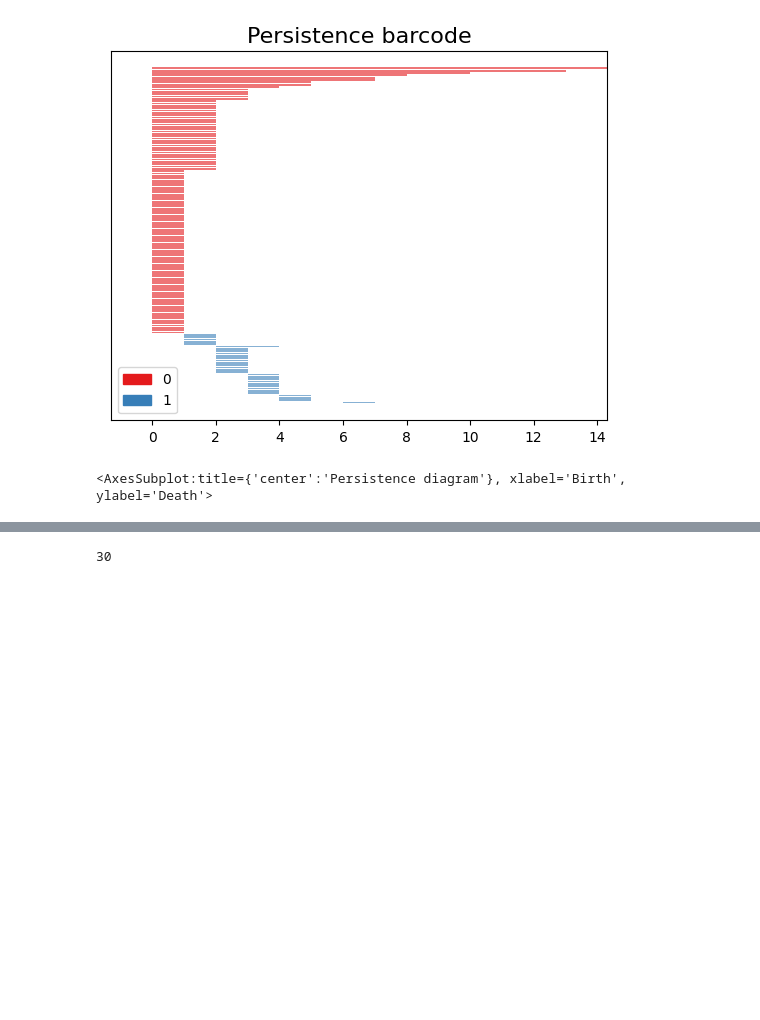
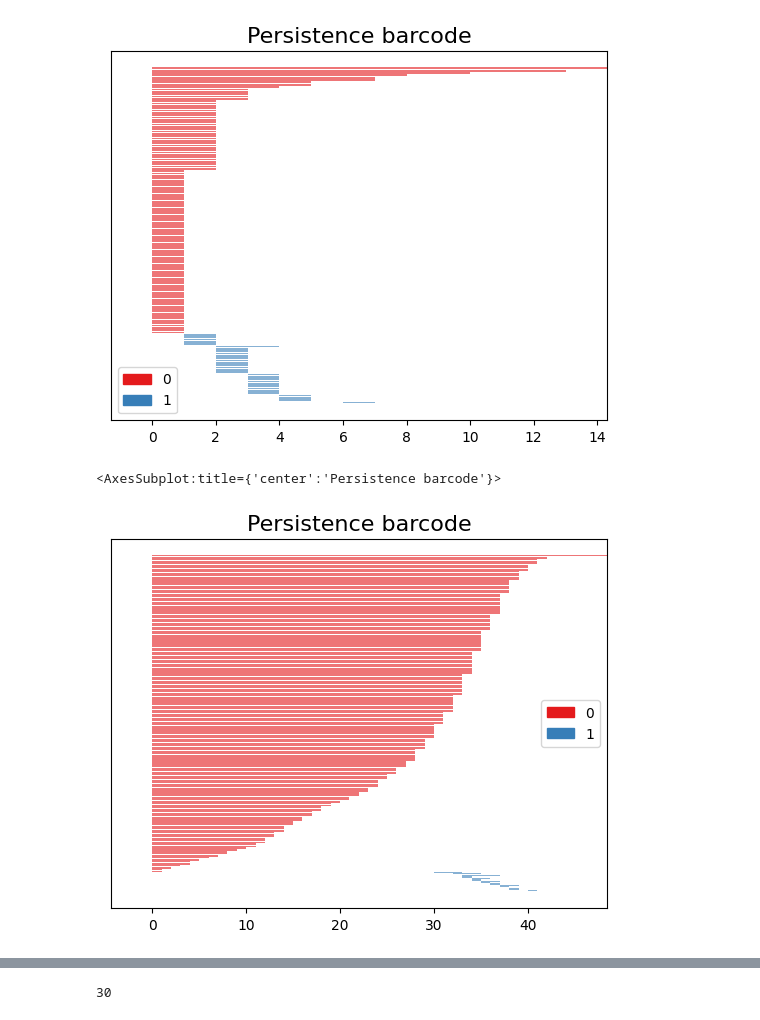
Before and after one commit to FFranciscoEspinosa/Tesis, a Jupyter notebook: buscar_nodos_uno_hoyos.ipynb, the cells around one changed output, grey strips where cells are left out. Saved outputs shown, nothing was run; the diff lists cells and outputs as text; code cells hidden in the pictures; blank space fills up the shorter version.

```diff
--- a/buscar_nodos_uno_hoyos.ipynb
+++ b/buscar_nodos_uno_hoyos.ipynb
@@ -62,3 +89,6 @@ pseudo_presence
+# %%
+archea_presence=get_presence(archea_info,archea_nombres)
+archea_presence.sort_index(inplace=True)
 # %%
 pseudo_presence.drop('PseudomonasindicaNBRC103045',inplace=True)
 # %%
@@ -111,6 +141,8 @@ def create_complex(distance_matrix2):
 # %%
 matriz_pseudo=calculate_hamming_matrix(pseudo_presence.drop(columns=['orden']).values)
 #matriz_actino=calculate_hamming_matrix(actino_presence.values)
+# %%
+matriz_archea=calculate_hamming_matrix(archea_presence.values)
 # %%
 matriz_pseudo
 # %% [output]
@@ -132,3 +164,5 @@ sns.heatmap(matriz_pseudo)
 # %% [output]
 <AxesSubplot:>
 [figure]
+# %%
+complex_archea=create_complex(matriz_archea)
@@ -138,9 +177,10 @@ gd.plot_persistence_barcode(complex_pseudo[0],legend=True)
 <AxesSubplot:title={'center':'Persistence barcode'}>
 [figure]
 # %%
-gd.plot_persistence_diagram(complex_pseudo[0],legend=True)
+gd.plot_persistence_barcode(complex_archea[0],legend=True)
 # %% [output]
-<AxesSubplot:title={'center':'Persistence diagram'}, xlabel='Birth', ylabel='Death'>
+<AxesSubplot:title={'center':'Persistence barcode'}>
+[figure, added]
 # %%
 import matplotlib.pyplot as plt
 from scipy.cluster.hierarchy import dendrogram, linkage
```
Also changed, not shown: parts of 17 cells of this notebook.
